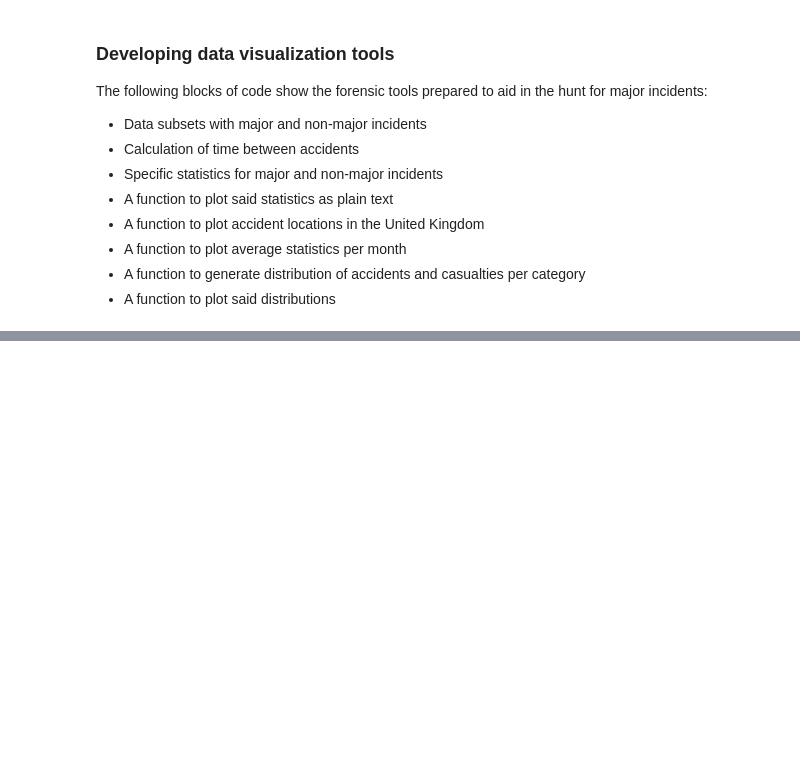
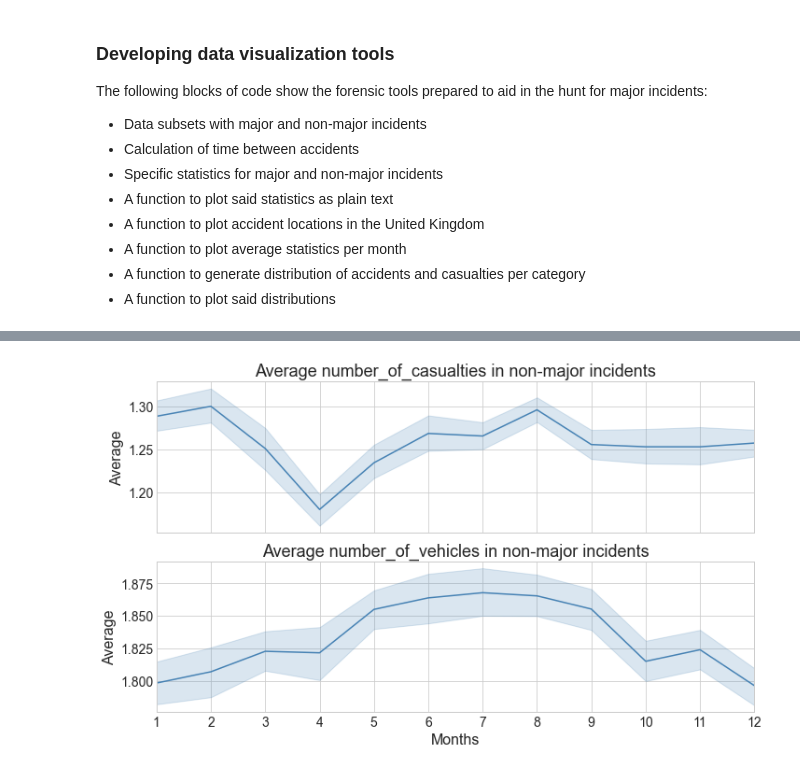
Before and after one commit to SirTee12/Hidden-Killer-on-the-road-Analysis-, a Jupyter notebook: Hidden_killer_on_the_road_analysis.ipynb, the cells around one changed output, grey strips where cells are left out. Saved outputs shown, nothing was run; the diff lists cells and outputs as text; code cells hidden in the pictures; blank space fills up the shorter version.

```diff
--- a/Hidden_killer_on_the_road_analysis.ipynb
+++ b/Hidden_killer_on_the_road_analysis.ipynb
@@ -629,0 +513,9 @@ plot_monthly_avg(minor_incident, 'number_of_vehicles', 'non-major', ax[1])
+# %%
+# Plot average casualties and vehicles per month in non-major incidents
+plt.style.use('seaborn-whitegrid')
+fig, ax = plt.subplots(2, 1, figsize=(10,6), sharex=True)
+
+plot_avg_month_(non_major_incidents, 'number_of_casualties', 'non_major', ax[0])
+plot_avg_month_(non_major_incidents, 'number_of_vehicles', 'non_major', ax[1])
+# %% [output]
+[figure, added]
```
Also changed, not shown: parts of 116 cells of this notebook.
